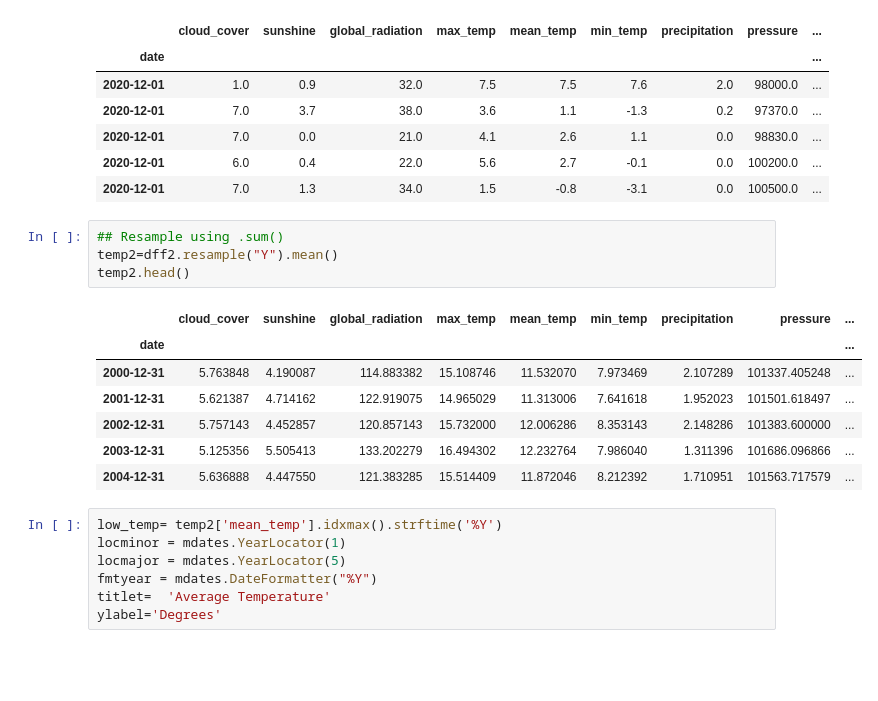
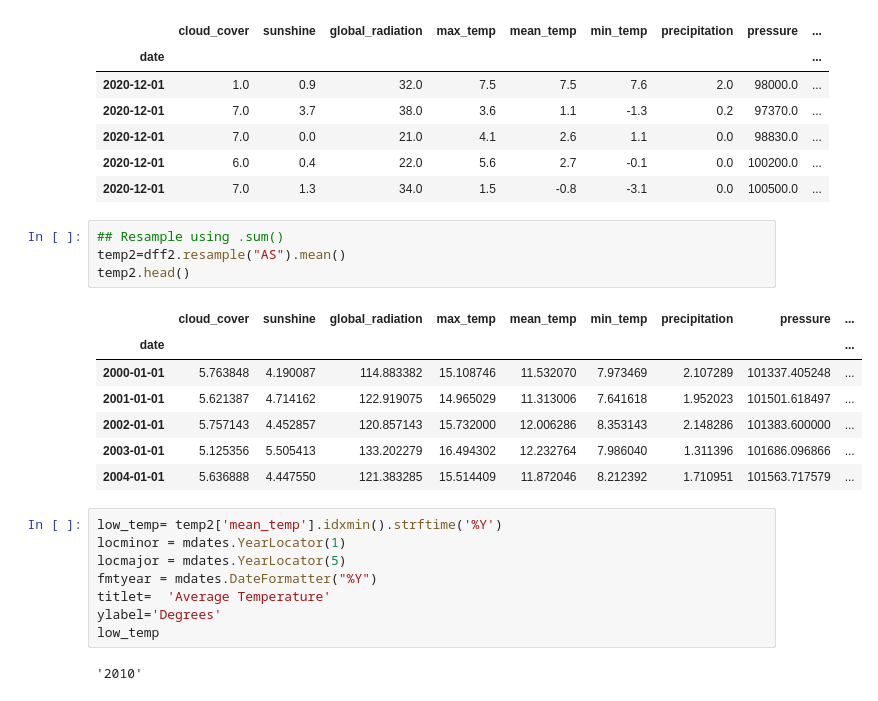
Before and after one commit to SeeBee8/Resampling, a Jupyter notebook: Resampling.ipynb, the cells around one changed output. Saved outputs shown, nothing was run; the diff lists cells and outputs as text; blank space fills up the shorter version.

```diff
--- a/Resampling.ipynb
+++ b/Resampling.ipynb
@@ -171,23 +171,26 @@ dff2.tail()
 | 2020-12-01 | 7.0 | 1.3 | 34.0 | 1.5 | -0.8 | -3.1 | 0.0 | 100500.0 | ... |
 # %%
 ## Resample using .sum()
-temp2=dff2.resample("Y").mean()
+temp2=dff2.resample("AS").mean()
 temp2.head()
 # %% [output]
 |  | cloud_cover | sunshine | global_radiation | max_temp | mean_temp | min_temp | precipitation | pressure | ... |
 | date |  |  |  |  |  |  |  |  | ... |
-| 2000-12-31 | 5.763848 | 4.190087 | 114.883382 | 15.108746 | 11.532070 | 7.973469 | 2.107289 | 101337.405248 | ... |
-| 2001-12-31 | 5.621387 | 4.714162 | 122.919075 | 14.965029 | 11.313006 | 7.641618 | 1.952023 | 101501.618497 | ... |
-| 2002-12-31 | 5.757143 | 4.452857 | 120.857143 | 15.732000 | 12.006286 | 8.353143 | 2.148286 | 101383.600000 | ... |
-| 2003-12-31 | 5.125356 | 5.505413 | 133.202279 | 16.494302 | 12.232764 | 7.986040 | 1.311396 | 101686.096866 | ... |
-| 2004-12-31 | 5.636888 | 4.447550 | 121.383285 | 15.514409 | 11.872046 | 8.212392 | 1.710951 | 101563.717579 | ... |
+| 2000-01-01 | 5.763848 | 4.190087 | 114.883382 | 15.108746 | 11.532070 | 7.973469 | 2.107289 | 101337.405248 | ... |
+| 2001-01-01 | 5.621387 | 4.714162 | 122.919075 | 14.965029 | 11.313006 | 7.641618 | 1.952023 | 101501.618497 | ... |
+| 2002-01-01 | 5.757143 | 4.452857 | 120.857143 | 15.732000 | 12.006286 | 8.353143 | 2.148286 | 101383.600000 | ... |
+| 2003-01-01 | 5.125356 | 5.505413 | 133.202279 | 16.494302 | 12.232764 | 7.986040 | 1.311396 | 101686.096866 | ... |
+| 2004-01-01 | 5.636888 | 4.447550 | 121.383285 | 15.514409 | 11.872046 | 8.212392 | 1.710951 | 101563.717579 | ... |
 # %%
-low_temp= temp2['mean_temp'].idxmax().strftime('%Y')
+low_temp= temp2['mean_temp'].idxmin().strftime('%Y')
 locminor = mdates.YearLocator(1)
 locmajor = mdates.YearLocator(5)
 fmtyear = mdates.DateFormatter("%Y")
 titlet=  'Average Temperature'
 ylabel='Degrees'
+low_temp
+# %% [output]
+'2010'
 # %%
 fig, ax = plt.subplots(figsize = (12,3))
 
```
Also changed, not shown: parts of 1 cell of this notebook.
